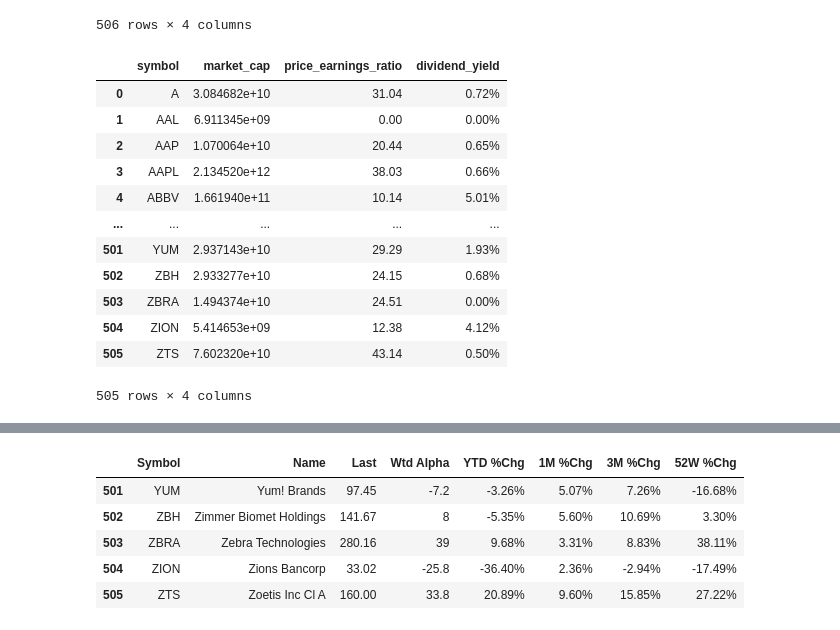
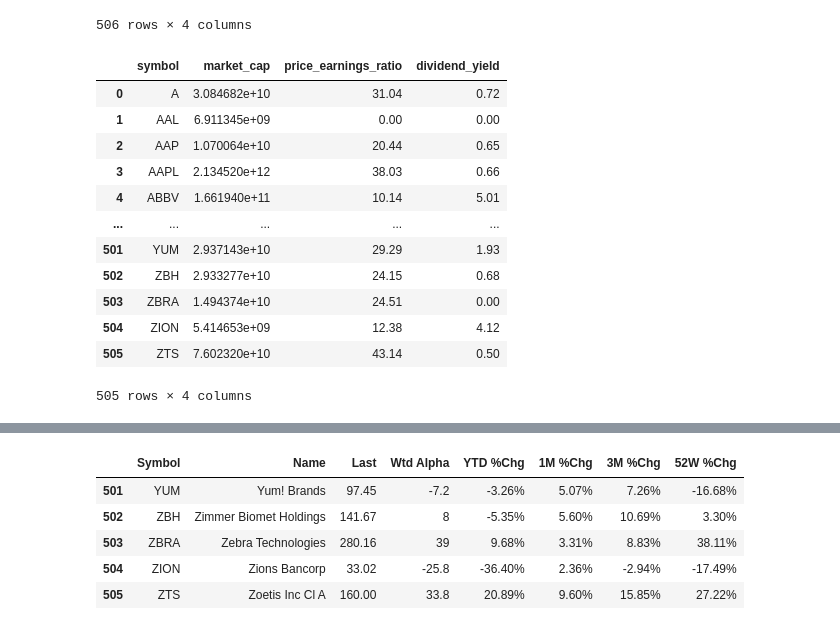
Before and after one commit to mikeseifer1/ETL, a Jupyter notebook: S&P.ipynb, the cells around one changed output, grey strips where cells are left out. Saved outputs shown, nothing was run; the diff lists cells and outputs as text; code cells hidden in the pictures.

```diff
--- a/S&P.ipynb
+++ b/S&P.ipynb
@@ -185,21 +185,22 @@ sp_fundamental_new
 506 rows × 4 columns
 # %%
 sp_fundamental_new_rename = sp_fundamental_new.rename(columns={"Symbol":"symbol","Market Cap":"market_cap","P/E ttm":"price_earnings_ratio","Div Yield":"dividend_yield"})
+sp_fundamental_new_rename["dividend_yield"] = sp_fundamental_new_rename["dividend_yield"].str.replace("%","").astype(float)
 sp_fundamental_new_rename.dropna(subset=['market_cap'],inplace=True)
 sp_fundamental_new_rename
 # %% [output]
 |  | symbol | market_cap | price_earnings_ratio | dividend_yield |
-| 0 | A | 3.084682e+10 | 31.04 | 0.72% |
-| 1 | AAL | 6.911345e+09 | 0.00 | 0.00% |
-| 2 | AAP | 1.070064e+10 | 20.44 | 0.65% |
-| 3 | AAPL | 2.134520e+12 | 38.03 | 0.66% |
-| 4 | ABBV | 1.661940e+11 | 10.14 | 5.01% |
+| 0 | A | 3.084682e+10 | 31.04 | 0.72 |
+| 1 | AAL | 6.911345e+09 | 0.00 | 0.00 |
+| 2 | AAP | 1.070064e+10 | 20.44 | 0.65 |
+| 3 | AAPL | 2.134520e+12 | 38.03 | 0.66 |
+| 4 | ABBV | 1.661940e+11 | 10.14 | 5.01 |
 | ... | ... | ... | ... | ... |
-| 501 | YUM | 2.937143e+10 | 29.29 | 1.93% |
-| 502 | ZBH | 2.933277e+10 | 24.15 | 0.68% |
-| 503 | ZBRA | 1.494374e+10 | 24.51 | 0.00% |
-| 504 | ZION | 5.414653e+09 | 12.38 | 4.12% |
-| 505 | ZTS | 7.602320e+10 | 43.14 | 0.50% |
+| 501 | YUM | 2.937143e+10 | 29.29 | 1.93 |
+| 502 | ZBH | 2.933277e+10 | 24.15 | 0.68 |
+| 503 | ZBRA | 1.494374e+10 | 24.51 | 0.00 |
+| 504 | ZION | 5.414653e+09 | 12.38 | 4.12 |
+| 505 | ZTS | 7.602320e+10 | 43.14 | 0.50 |
 505 rows × 4 columns
 # %%
 csv_file_performance = "ETL/sp-500-index-08-30-2020-performance.csv"
```
Also changed, not shown: parts of 3 cells of this notebook.
